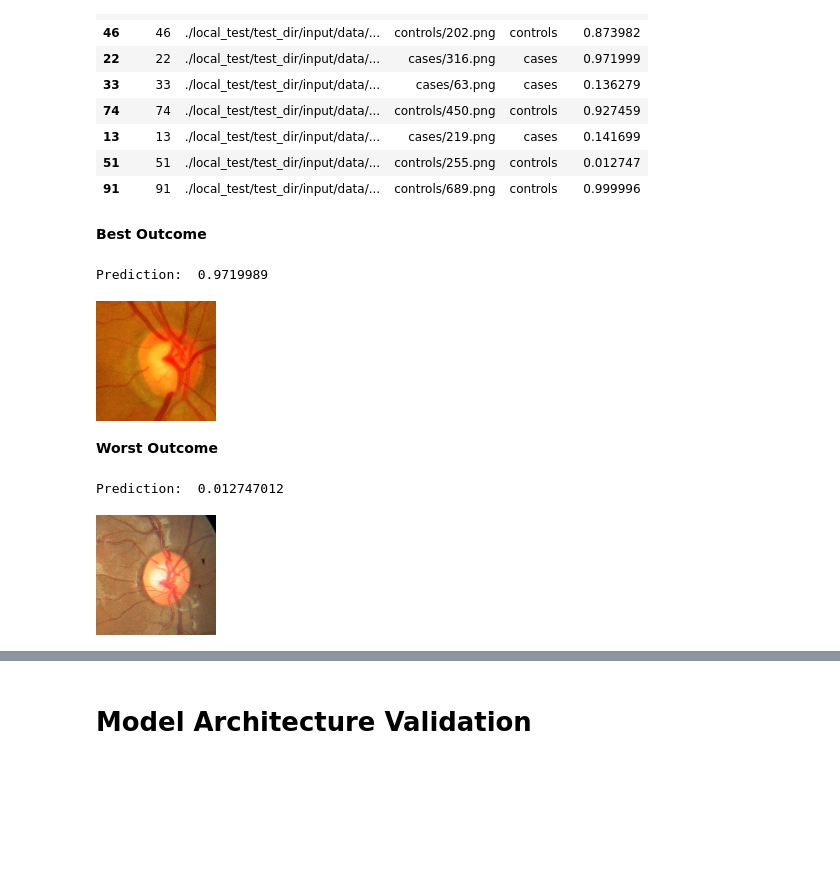
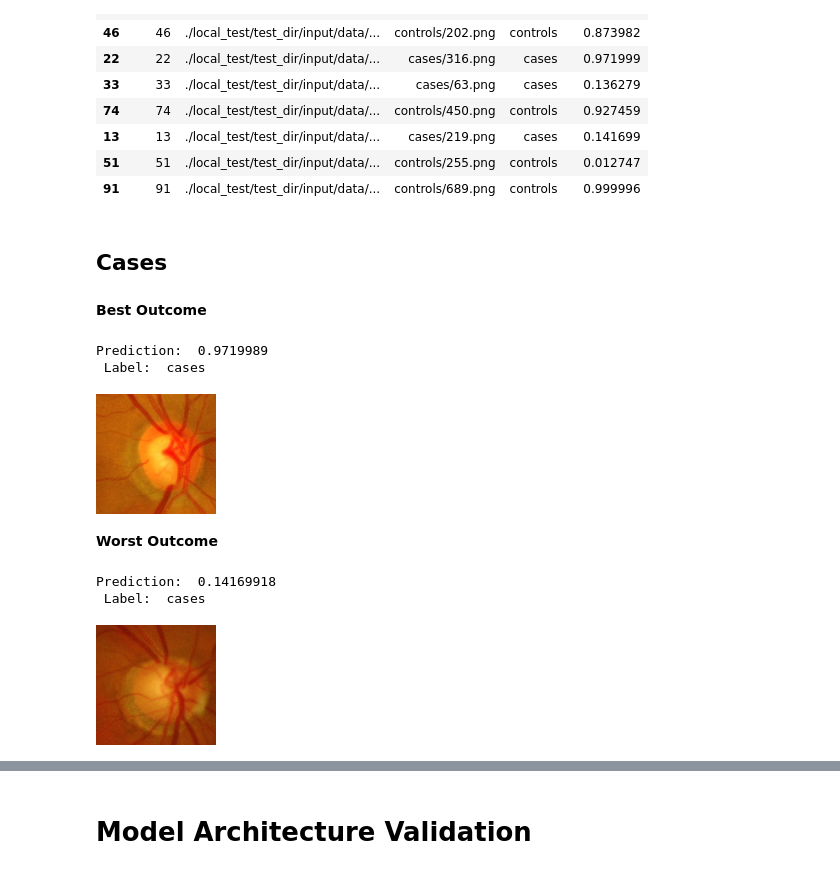
Before and after one commit to pmleffers/Glaucoma, a Jupyter notebook: Glaucoma Detector.ipynb, the cells around one changed output, grey strips where cells are left out. Drawn from its saved outputs; the diff is of its cells as text; code cells hidden in the pictures; blank space fills up the shorter version.

```diff
--- a/Glaucoma Detector.ipynb
+++ b/Glaucoma Detector.ipynb
@@ -955,23 +955,30 @@ df.sample(10)
 | 13 | 13 | ./local_test/test_dir/input/data/... | cases/219.png | cases | 0.141699 |
 | 51 | 51 | ./local_test/test_dir/input/data/... | controls/255.png | controls | 0.012747 |
 | 91 | 91 | ./local_test/test_dir/input/data/... | controls/689.png | controls | 0.999996 |
+# %% [markdown]
+Cases
+----
 # %% [markdown]
 **Best Outcome**
 # %%
 # load an image from file
-image = load_img(df.filepath[22], target_size=(img_height, img_width))
-print('Prediction: ',df.prediction[22])
+image_row=22
+image = load_img(df.filepath[image_row], target_size=(img_height, img_width))
+print('Prediction: ',df.prediction[image_row],'\n','Label: ',df.label[image_row])
 image
 # %% [output]
 Prediction:  0.9719989
+ Label:  cases
 [figure]
 # %% [markdown]
 **Worst Outcome**
 # %%
 # load an image from file
-image = load_img(df.filepath[51], target_size=(img_height, img_width))
-print('Prediction: ',df.prediction[51])
+image_row=13
+image = load_img(df.filepath[image_row], target_size=(img_height, img_width))
+print('Prediction: ',df.prediction[image_row],'\n','Label: ',df.label[image_row])
 image
 # %% [output]
-Prediction:  0.012747012
+Prediction:  0.14169918
+ Label:  cases
-[figure, old version]
+[figure, new version]
```
Also changed, not shown: parts of 5 cells of this notebook.
